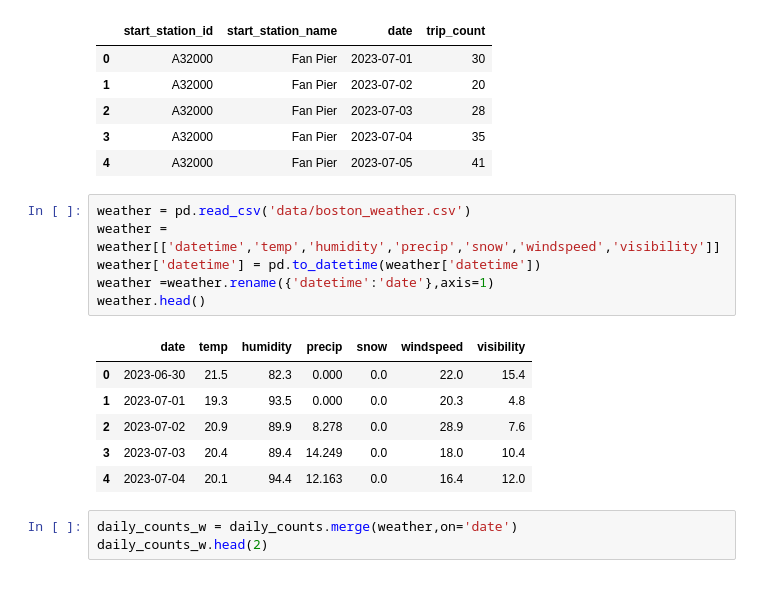
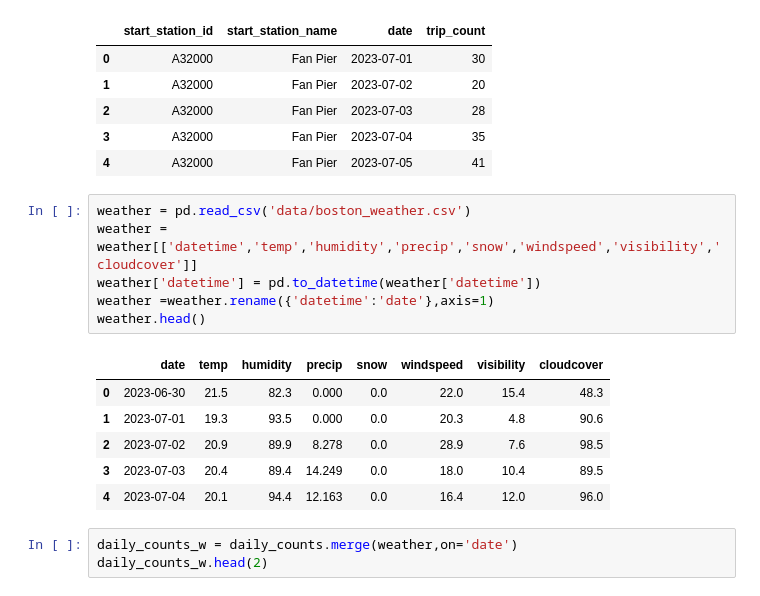
Before and after one commit to TurkiAlrasheed/pedalcast, a Jupyter notebook: cleaning-eda.ipynb, the cells around one changed output. Cells and saved outputs as stored; diff of their text form.

```diff
--- a/cleaning-eda.ipynb
+++ b/cleaning-eda.ipynb
@@ -114,17 +115,17 @@ daily_counts.head()
 | 4 | A32000 | Fan Pier | 2023-07-05 | 41 |
 # %%
 weather = pd.read_csv('data/boston_weather.csv')
-weather = weather[['datetime','temp','humidity','precip','snow','windspeed','visibility']]
+weather = weather[['datetime','temp','humidity','precip','snow','windspeed','visibility','cloudcover']]
 weather['datetime'] = pd.to_datetime(weather['datetime'])
 weather =weather.rename({'datetime':'date'},axis=1)
 weather.head()
 # %% [output]
-|  | date | temp | humidity | precip | snow | windspeed | visibility |
-| 0 | 2023-06-30 | 21.5 | 82.3 | 0.000 | 0.0 | 22.0 | 15.4 |
-| 1 | 2023-07-01 | 19.3 | 93.5 | 0.000 | 0.0 | 20.3 | 4.8 |
-| 2 | 2023-07-02 | 20.9 | 89.9 | 8.278 | 0.0 | 28.9 | 7.6 |
-| 3 | 2023-07-03 | 20.4 | 89.4 | 14.249 | 0.0 | 18.0 | 10.4 |
-| 4 | 2023-07-04 | 20.1 | 94.4 | 12.163 | 0.0 | 16.4 | 12.0 |
+|  | date | temp | humidity | precip | snow | windspeed | visibility | cloudcover |
+| 0 | 2023-06-30 | 21.5 | 82.3 | 0.000 | 0.0 | 22.0 | 15.4 | 48.3 |
+| 1 | 2023-07-01 | 19.3 | 93.5 | 0.000 | 0.0 | 20.3 | 4.8 | 90.6 |
+| 2 | 2023-07-02 | 20.9 | 89.9 | 8.278 | 0.0 | 28.9 | 7.6 | 98.5 |
+| 3 | 2023-07-03 | 20.4 | 89.4 | 14.249 | 0.0 | 18.0 | 10.4 | 89.5 |
+| 4 | 2023-07-04 | 20.1 | 94.4 | 12.163 | 0.0 | 16.4 | 12.0 | 96.0 |
 # %%
 daily_counts_w = daily_counts.merge(weather,on='date')
 daily_counts_w.head(2)
```
Also changed, not shown: parts of 10 cells of this notebook, 3 other files.
